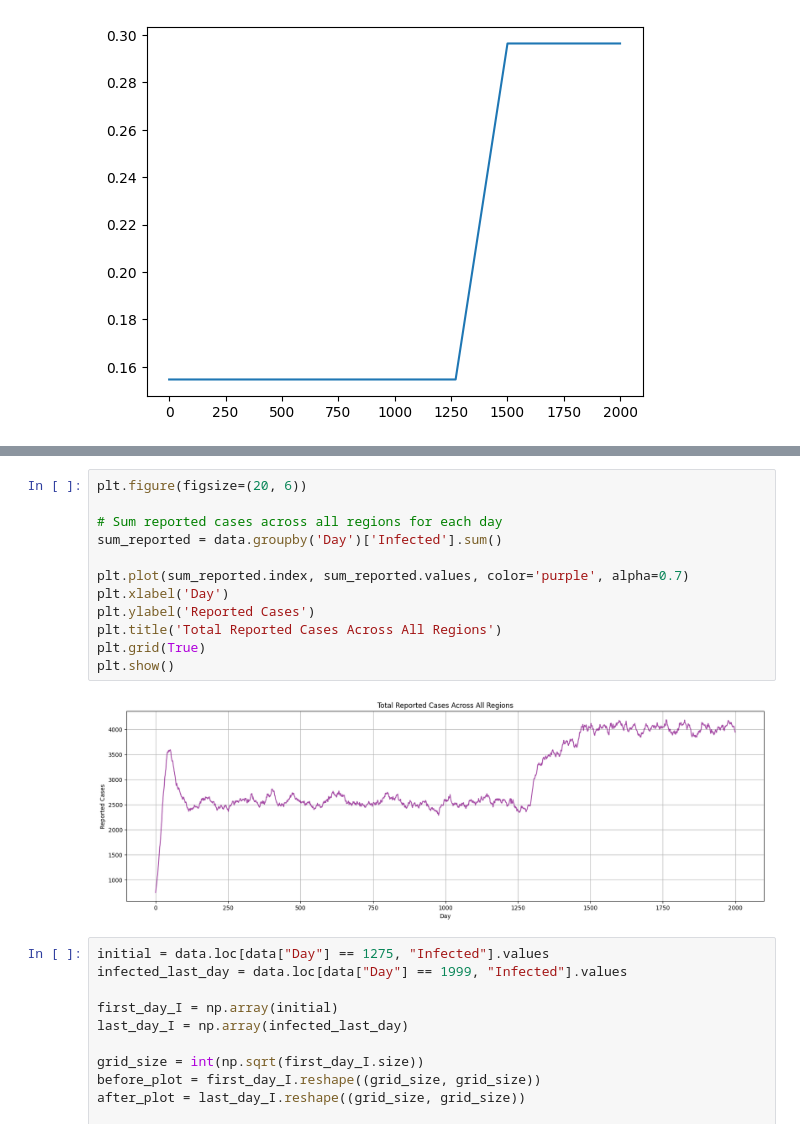
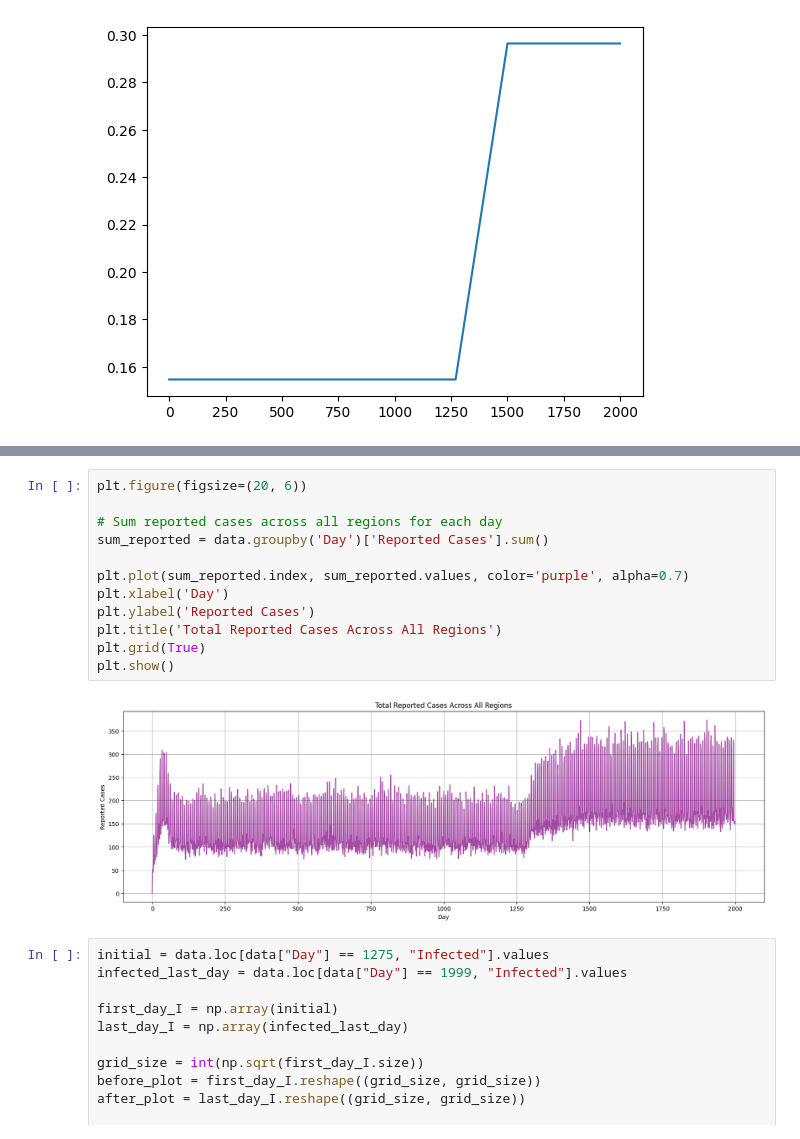
Before and after one commit to SahputraS/Outbreak-Simulation-and-Detection-Testing, a Jupyter notebook: SIRS_Metapopulation_With_Reporting.ipynb, the cells around one changed output, grey strips where cells are left out. Drawn from its saved outputs; the diff is of its cells as text.

```diff
--- a/SIRS_Metapopulation_With_Reporting.ipynb
+++ b/SIRS_Metapopulation_With_Reporting.ipynb
@@ -286,17 +284,17 @@ plt.show()
 # %%
 plt.figure(figsize=(20, 6))
 
 # Sum reported cases across all regions for each day
-sum_reported = data.groupby('Day')['Infected'].sum()
+sum_reported = data.groupby('Day')['Reported Cases'].sum()
 
 plt.plot(sum_reported.index, sum_reported.values, color='purple', alpha=0.7)
 plt.xlabel('Day')
 plt.ylabel('Reported Cases')
 plt.title('Total Reported Cases Across All Regions')
 plt.grid(True)
 plt.show()
 # %% [output]
-[figure, old version]
+[figure, new version]
 # %%
 initial = data.loc[data["Day"] == 1275, "Infected"].values
 infected_last_day = data.loc[data["Day"] == 1999, "Infected"].values
```
Also changed, not shown: parts of 1 cell of this notebook.
